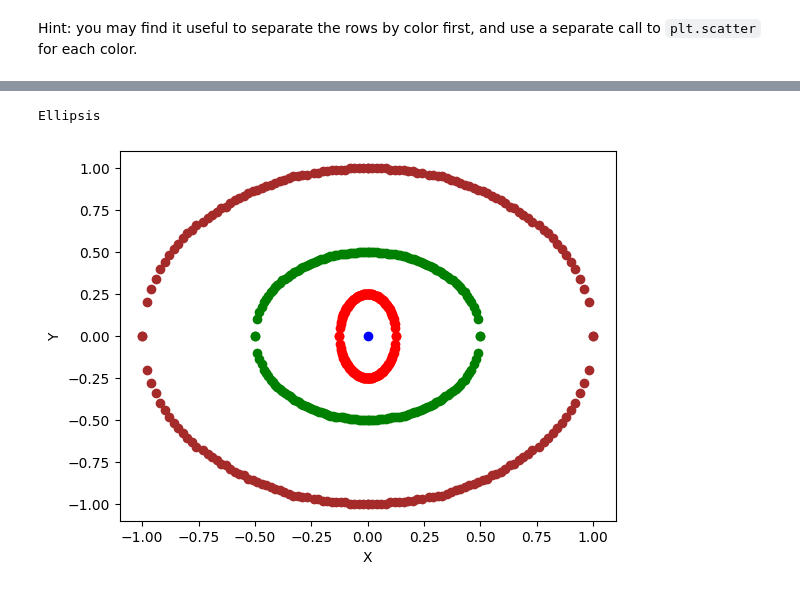
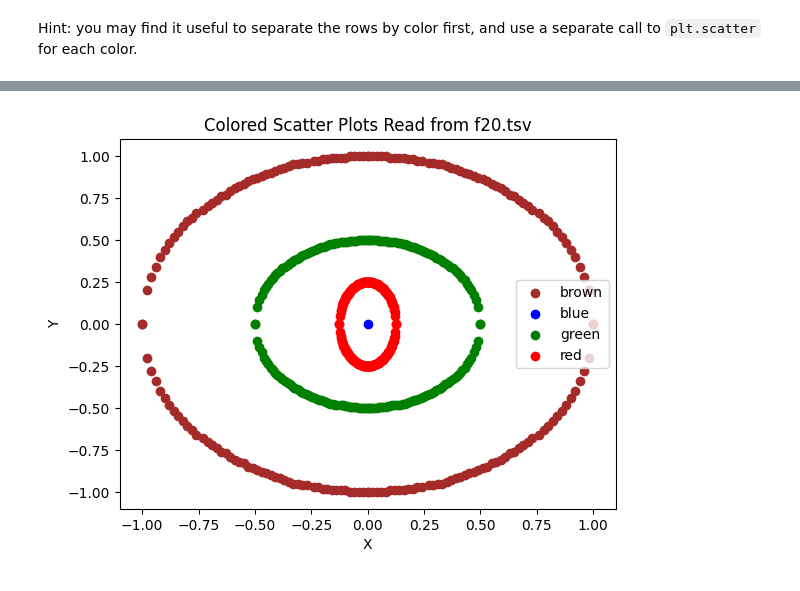
Before and after one commit to bvanson/dx602-homework-05, a Jupyter notebook: homeworTest.ipynb, the cells around one changed output, grey strips where cells are left out. Drawn from its saved outputs; the diff is of its cells as text; code cells hidden in the pictures.

```diff
--- a/homeworTest.ipynb
+++ b/homeworTest.ipynb
@@ -365,21 +365,26 @@ This data set is the "Datasaurus" that inspired the [Datasaurus Dozen](https://w
 
 import csv
 
+# Create x values and y value lists by reading f11.csv
 x = []
 y = []
 
 with open('f11.csv') as file:
-    # get header out of the way
-    header = file.readline()
+    header = file.readline() # skip header line
 
     reader = csv.reader(file)
+
+
     for row in reader:
-        x.append(float(row[1]))
-        y.append(float(row[2]))
+        # if a 'dino' row, add x and y values to lists
+        if (row[0] == 'dino'):
+            x.append(float(row[1]))
+            y.append(float(row[2]))
 
-plt.scatter(x,y)
-plt.xlabel('X values')
-plt.ylabel('Y Values')
+plt.scatter(x,y,label='dino')
+plt.legend()
+plt.xlabel('X')
+plt.ylabel('Y')
 plt.title('Datasaurus')
 # %% [output]
 Text(0.5, 1.0, 'Datasaurus')
@@ -615,52 +619,41 @@ Plot these x, y values with the specified color using [`plt.scatter`](https://ma
 Hint: you may find it useful to separate the rows by color first, and use a separate call to `plt.scatter` for each color.
 # %%
 # YOUR CHANGES HERE
+
+# Function to check if color is already in dict
 def in_dict(dict,color):
-    i = 0
-    for each_row in dict:
+    for (i,each_row) in enumerate(dict):
         if (each_row['color'] == color):
             return i
-        else:
-            i += 1
+    # Not in list
     return None
 
-dict = []
+dict = [] # Start with empty dictionary
 with open('f20.tsv') as fp:
-    header = fp.readline()
-    #print(header)
+    header = next(fp) # Skip header line
+
     for line in fp:
         line = line.rstrip('\n').split('\t')
-        #print(line)
 
         # in_dict returns index of color in dict if found, else None
         index = in_dict(dict,line[0])
 
-        if (index is not None):
-            #print('inside if')
-            print(dict[index]['x'])
+        if (index is not None): # color fund in dict, add x to x values, y to y values
             dict[index]['x'].append(float(line[1]))
             dict[index]['y'].append(float(line[2]))
-        else:
-            #print('went to else')
+        else: # color not found in dict, add new entry
             dict.append({'color': line[0], 'x':[ float(line[1]) ], 'y':[ float(line[2] )]})
-            #print('dict after insert',dict)
 
+#loop through how many colors and plot eaach one
+how_many_colors = len (dict)
 
-
-#print(dict)
-
-#i = 1
-how_many_colors = len (dict)
-#print('how many', how_many_colors)
-for each_color in dict:
-    #plt.subplot(how_many_colors,1, i)
-    #print(f'{each_color['color']} has {len(each_color['x'])} value')
-    plt.scatter(each_color['x'],each_color['y'], color=each_color['color'])
-    #plt.title(each_color['color'].capitalize())
+if (how_many_colors > 0): # there is data to plot
+    for each_color in dict:
+        plt.scatter(each_color['x'],each_color['y'], color=each_color['color'], label=each_color['color'])
+    plt.legend()
     plt.xlabel('X')
     plt.ylabel('Y')
-    #i += 1
-
-
-...
+    plt.title("Colored Scatter Plots Read from f20.tsv")
+else:
+    print("No data to plot")
 # %% [output]
@@ -684,2 +660 @@ for each_color in dict:
-Ellipsis
-[figure, old version]
+[figure, new version]
```
Also changed, not shown: parts of 8 cells of this notebook.
